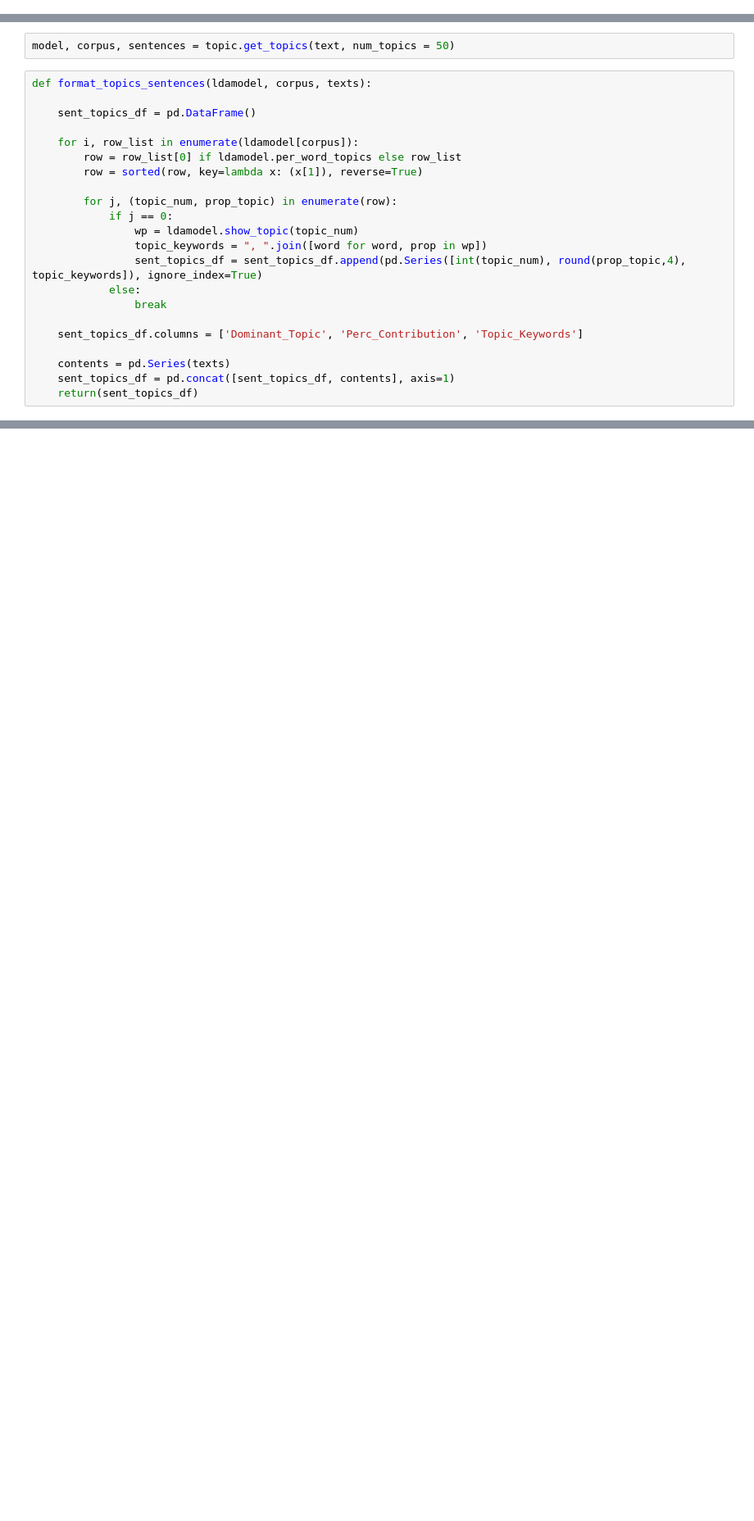
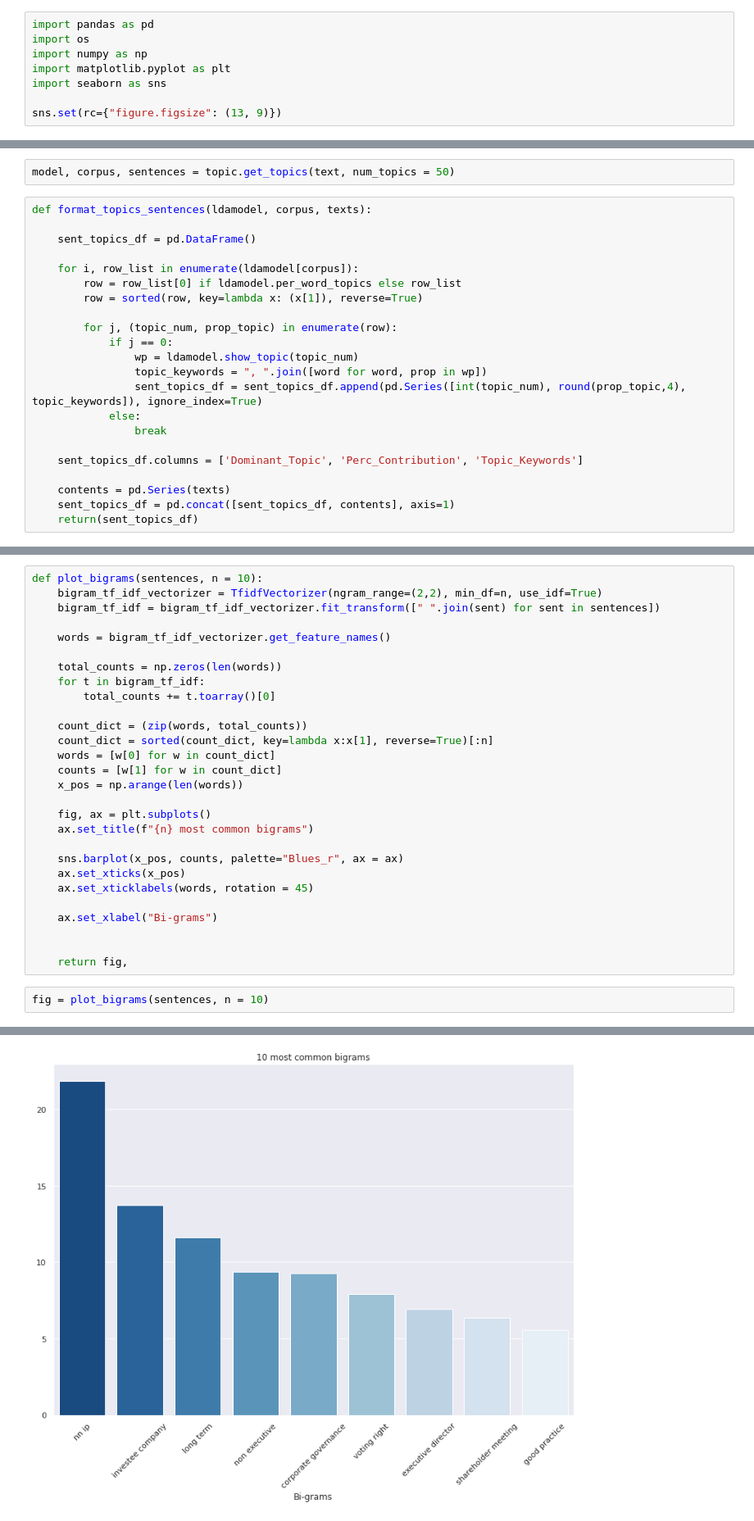
Before and after one commit to NoFishLikeIan/nlp-financial-env, a Jupyter notebook: analysis.ipynb, the cells around one changed output, grey strips where cells are left out. Shown at 82% size. Cells and saved outputs as stored; diff of their text form; blank space fills up the shorter version.

```diff
--- a/analysis.ipynb
+++ b/analysis.ipynb
@@ -3,0 +1,8 @@ import os
+# %%
+import pandas as pd
+import os
+import numpy as np
+import matplotlib.pyplot as plt
+import seaborn as sns
+
+sns.set(rc={"figure.figsize": (13, 9)})
@@ -55,0 +61,31 @@ df_dominant_topic.head(10)
+# %%
+def plot_bigrams(sentences, n = 10):
+    bigram_tf_idf_vectorizer = TfidfVectorizer(ngram_range=(2,2), min_df=n, use_idf=True)
+    bigram_tf_idf = bigram_tf_idf_vectorizer.fit_transform([" ".join(sent) for sent in sentences])
+
+    words = bigram_tf_idf_vectorizer.get_feature_names()
+
+    total_counts = np.zeros(len(words))
+    for t in bigram_tf_idf:
+        total_counts += t.toarray()[0]
+
+    count_dict = (zip(words, total_counts))
+    count_dict = sorted(count_dict, key=lambda x:x[1], reverse=True)[:n]
+    words = [w[0] for w in count_dict]
+    counts = [w[1] for w in count_dict]
+    x_pos = np.arange(len(words))
+
+    fig, ax = plt.subplots()
+    ax.set_title(f"{n} most common bigrams")
+
+    sns.barplot(x_pos, counts, palette="Blues_r", ax = ax)
+    ax.set_xticks(x_pos)
+    ax.set_xticklabels(words, rotation = 45)
+
+    ax.set_xlabel("Bi-grams")
+
+
+    return fig,
+# %%
+fig = plot_bigrams(sentences, n = 10)
+# %% [output]
@@ -55,0 +93 @@ df_dominant_topic.head(10)
+[figure, added]
```
Also changed, not shown: parts of 5 cells of this notebook.
